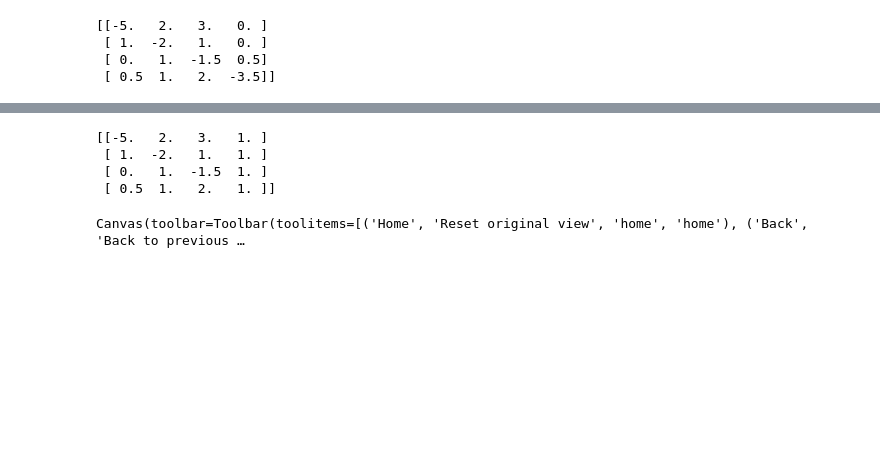
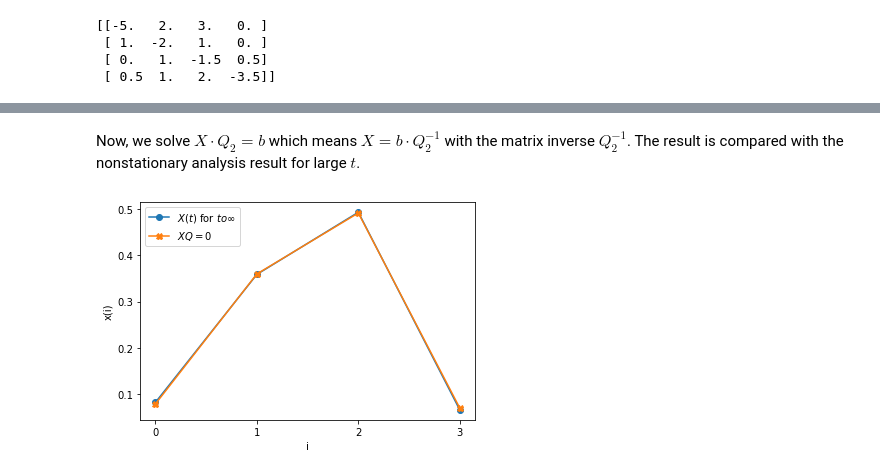
Before and after one commit to hossfeld/performance-modeling, a Jupyter notebook: chapter3_stochasticProcesses/ch3-5-markovProcess.ipynb, the cells around one changed output, grey strips where cells are left out. Drawn from its saved outputs; the diff is of its cells as text; code cells hidden in the pictures; blank space fills up the shorter version.

```diff
--- a/chapter3_stochasticProcesses/ch3-5-markovProcess.ipynb
+++ b/chapter3_stochasticProcesses/ch3-5-markovProcess.ipynb
@@ -78,26 +113,16 @@ We solve the equation $XQ=0$ and consider $X e = 1$. Therefore, we replace one e
+# %% [markdown]
+Now, we solve $X\cdot Q_2=b$ which means $X=b\cdot Q_2^{-1}$ with the matrix inverse $Q_2^{-1}$. The result is compared with the nonstationary analysis result for large $t$.
 # %%
 from scipy import linalg
 
-#%% change the matrix and define vector b
-Q2 = Q.copy()
-b = np.zeros(len(Q))
-b[-1] = 1
-Q2[:, -1] = 1
-print(Q2)
+myx = b @ linalg.inv(Q2) # compute the matrix inverse
 
-myx = np.matmul(b, linalg.inv(Q2)) # matrix inverse
-
-plt.figure(2)
-plt.clf()
 plt.plot(states,X[:,-1],'o-', label='$X(t)$ for $t \to \infty$')
 plt.plot(states,myx,'X-', label='$X Q = 0$')
 plt.legend()
 plt.xlabel('i')
+plt.xticks(states)
 plt.ylabel('x(i)')
 plt.show()
 # %% [output]
-[[-5.   2.   3.   1. ]
- [ 1.  -2.   1.   1. ]
- [ 0.   1.  -1.5  1. ]
- [ 0.5  1.   2.   1. ]]
-Canvas(toolbar=Toolbar(toolitems=[('Home', 'Reset original view', 'home', 'home'), ('Back', 'Back to previous …
+[figure, added]
```
Also changed, not shown: parts of 7 cells of this notebook, 1 other file.
